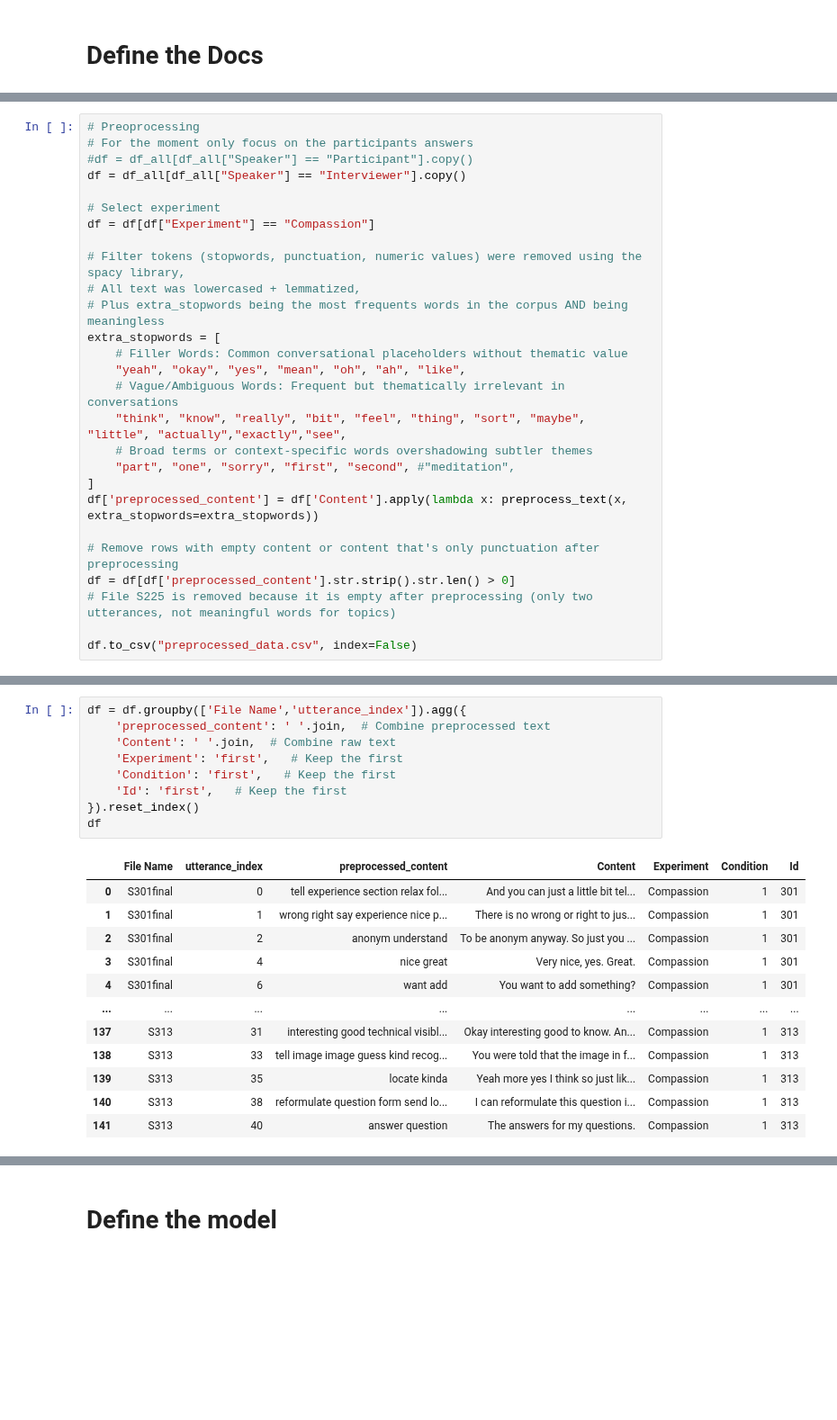
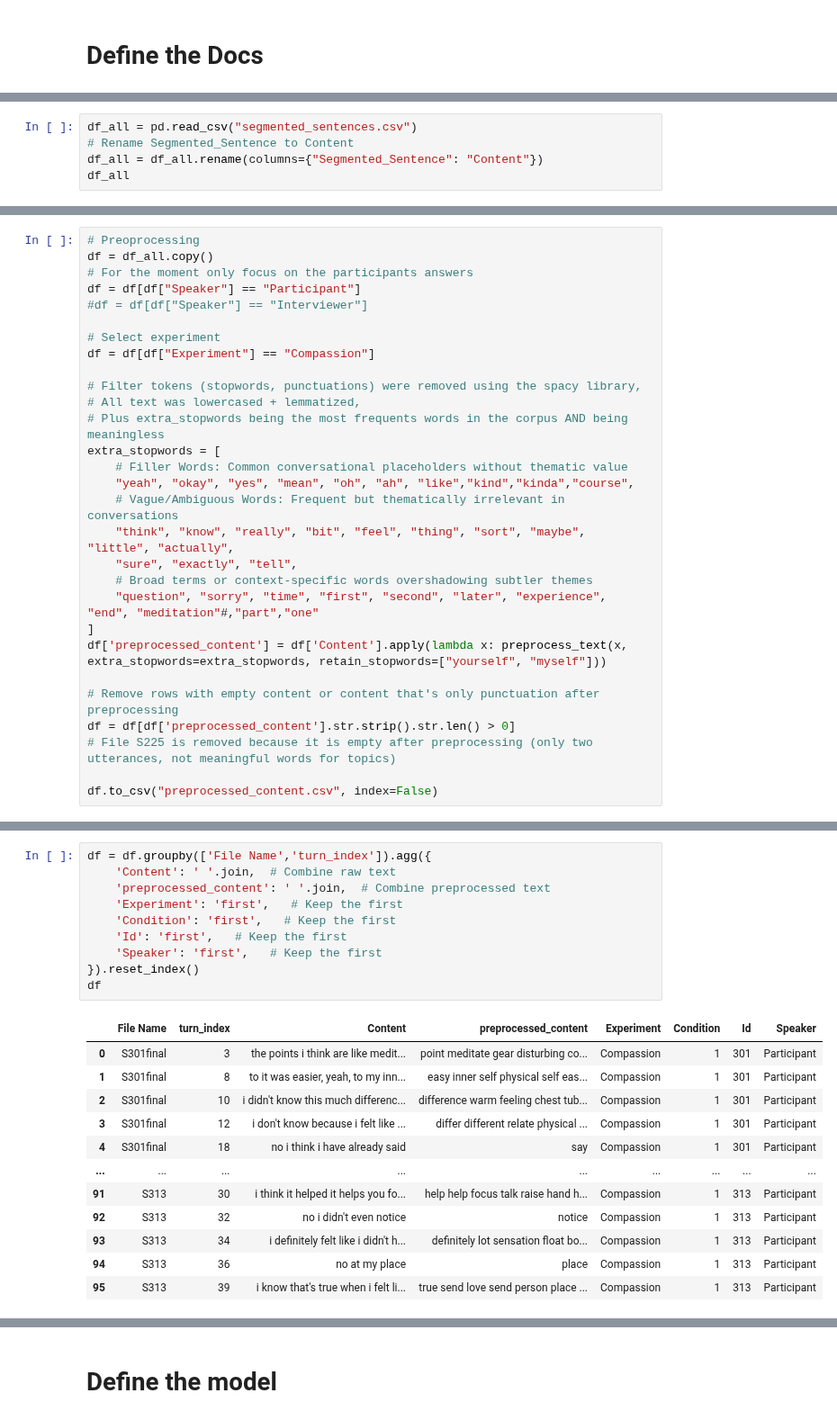
Before and after one commit to AfroDeivid/automatic-interviews-processing, a Jupyter notebook: src/bert_topic.ipynb, the cells around one changed output, grey strips where cells are left out. Shown at 90% size. Saved outputs shown, nothing was run; the diff lists cells and outputs as text; blank space fills up the shorter version.

```diff
--- a/src/bert_topic.ipynb
+++ b/src/bert_topic.ipynb
@@ -26,0 +24,5 @@ Number of interviews (File Name) after filtering: 75
+# %%
+df_all = pd.read_csv("segmented_sentences.csv")
+# Rename Segmented_Sentence to Content
+df_all = df_all.rename(columns={"Segmented_Sentence": "Content"})
+df_all
@@ -27,27 +43,29 @@ Number of interviews (File Name) after filtering: 75
 # %%
 # Preoprocessing
+df = df_all.copy()
 # For the moment only focus on the participants answers
-#df = df_all[df_all["Speaker"] == "Participant"].copy()
-df = df_all[df_all["Speaker"] == "Interviewer"].copy()
+df = df[df["Speaker"] == "Participant"]
+#df = df[df["Speaker"] == "Interviewer"]
 
 # Select experiment
 df = df[df["Experiment"] == "Compassion"]
 
-# Filter tokens (stopwords, punctuation, numeric values) were removed using the spacy library,
+# Filter tokens (stopwords, punctuations) were removed using the spacy library,
 # All text was lowercased + lemmatized,
 # Plus extra_stopwords being the most frequents words in the corpus AND being meaningless
 extra_stopwords = [
     # Filler Words: Common conversational placeholders without thematic value
-    "yeah", "okay", "yes", "mean", "oh", "ah", "like",
+    "yeah", "okay", "yes", "mean", "oh", "ah", "like","kind","kinda","course",
     # Vague/Ambiguous Words: Frequent but thematically irrelevant in conversations
-    "think", "know", "really", "bit", "feel", "thing", "sort", "maybe", "little", "actually","exactly","see",
+    "think", "know", "really", "bit", "feel", "thing", "sort", "maybe", "little", "actually",
+    "sure", "exactly", "tell",
     # Broad terms or context-specific words overshadowing subtler themes
-    "part", "one", "sorry", "first", "second", #"meditation",
+    "question", "sorry", "time", "first", "second", "later", "experience", "end", "meditation"#,"part","one"
 ]
-df['preprocessed_content'] = df['Content'].apply(lambda x: preprocess_text(x, extra_stopwords=extra_stopwords))
+df['preprocessed_content'] = df['Content'].apply(lambda x: preprocess_text(x, extra_stopwords=extra_stopwords, retain_stopwords=["yourself", "myself"]))
 
 # Remove rows with empty content or content that's only punctuation after preprocessing
 df = df[df['preprocessed_content'].str.strip().str.len() > 0]
 # File S225 is removed because it is empty after preprocessing (only two utterances, not meaningful words for topics)
 
-df.to_csv("preprocessed_data.csv", index=False)
+df.to_csv("preprocessed_content.csv", index=False)
@@ -54,22 +81,23 @@ df.to_csv("preprocessed_data.csv", index=False)
 # %%
-df = df.groupby(['File Name','utterance_index']).agg({
+df = df.groupby(['File Name','turn_index']).agg({
+    'Content': ' '.join,  # Combine raw text
     'preprocessed_content': ' '.join,  # Combine preprocessed text
-    'Content': ' '.join,  # Combine raw text
     'Experiment': 'first',   # Keep the first
     'Condition': 'first',   # Keep the first
     'Id': 'first',   # Keep the first
+    'Speaker': 'first',   # Keep the first
 }).reset_index()
 df
 # %% [output]
-|  | File Name | utterance_index | preprocessed_content | Content | Experiment | Condition | Id |
-| 0 | S301final | 0 | tell experience section relax fol... | And you can just a little bit tel... | Compassion | 1 | 301 |
-| 1 | S301final | 1 | wrong right say experience nice p... | There is no wrong or right to jus... | Compassion | 1 | 301 |
-| 2 | S301final | 2 | anonym understand | To be anonym anyway. So just you ... | Compassion | 1 | 301 |
-| 3 | S301final | 4 | nice great | Very nice, yes. Great. | Compassion | 1 | 301 |
-| 4 | S301final | 6 | want add | You want to add something? | Compassion | 1 | 301 |
-| ... | ... | ... | ... | ... | ... | ... | ... |
-| 137 | S313 | 31 | interesting good technical visibl... | Okay interesting good to know. An... | Compassion | 1 | 313 |
-| 138 | S313 | 33 | tell image image guess kind recog... | You were told that the image in f... | Compassion | 1 | 313 |
-| 139 | S313 | 35 | locate kinda | Yeah more yes I think so just lik... | Compassion | 1 | 313 |
-| 140 | S313 | 38 | reformulate question form send lo... | I can reformulate this question i... | Compassion | 1 | 313 |
-| 141 | S313 | 40 | answer question | The answers for my questions. | Compassion | 1 | 313 |
+|  | File Name | turn_index | Content | preprocessed_content | Experiment | Condition | Id | Speaker |
+| 0 | S301final | 3 | the points i think are like medit... | point meditate gear disturbing co... | Compassion | 1 | 301 | Participant |
+| 1 | S301final | 8 | to it was easier, yeah, to my inn... | easy inner self physical self eas... | Compassion | 1 | 301 | Participant |
+| 2 | S301final | 10 | i didn't know this much differenc... | difference warm feeling chest tub... | Compassion | 1 | 301 | Participant |
+| 3 | S301final | 12 | i don't know because i felt like ... | differ different relate physical ... | Compassion | 1 | 301 | Participant |
+| 4 | S301final | 18 | no i think i have already said | say | Compassion | 1 | 301 | Participant |
+| ... | ... | ... | ... | ... | ... | ... | ... | ... |
+| 91 | S313 | 30 | i think it helped it helps you fo... | help help focus talk raise hand h... | Compassion | 1 | 313 | Participant |
+| 92 | S313 | 32 | no i didn't even notice | notice | Compassion | 1 | 313 | Participant |
+| 93 | S313 | 34 | i definitely felt like i didn't h... | definitely lot sensation float bo... | Compassion | 1 | 313 | Participant |
+| 94 | S313 | 36 | no at my place | place | Compassion | 1 | 313 | Participant |
+| 95 | S313 | 39 | i know that's true when i felt li... | true send love send person place ... | Compassion | 1 | 313 | Participant |
```
Also changed, not shown: parts of 37 cells of this notebook, 6 other files.
